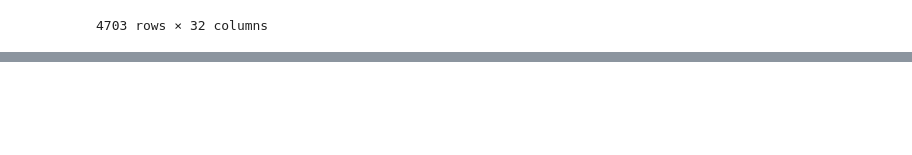
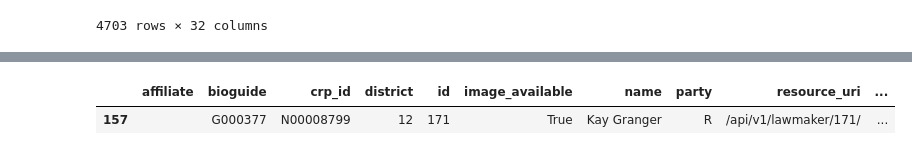
Before and after one commit to shoshievass/LobbyNetworks, a Jupyter notebook: readData.ipynb, the cells around one changed output, grey strips where cells are left out. Drawn from its saved outputs; the diff is of its cells as text; code cells hidden in the pictures; blank space fills up the shorter version.

```diff
--- a/readData.ipynb
+++ b/readData.ipynb
@@ -225,0 +318,5 @@ pd.merge(dfCandidates, dfLawmaker, right_on ='crp_id', left_on ='cid', how='oute
+# %%
+dfLawmaker.ix[dfLawmaker['id'] == 171]
+# %% [output]
+|  | affiliate | bioguide | crp_id | district | id | image_available | name | party | resource_uri | ... |
+| 157 |  | G000377 | N00008799 | 12 | 171 | True | Kay Granger | R | /api/v1/lawmaker/171/ | ... |
```
Also changed, not shown: parts of 13 cells of this notebook.
